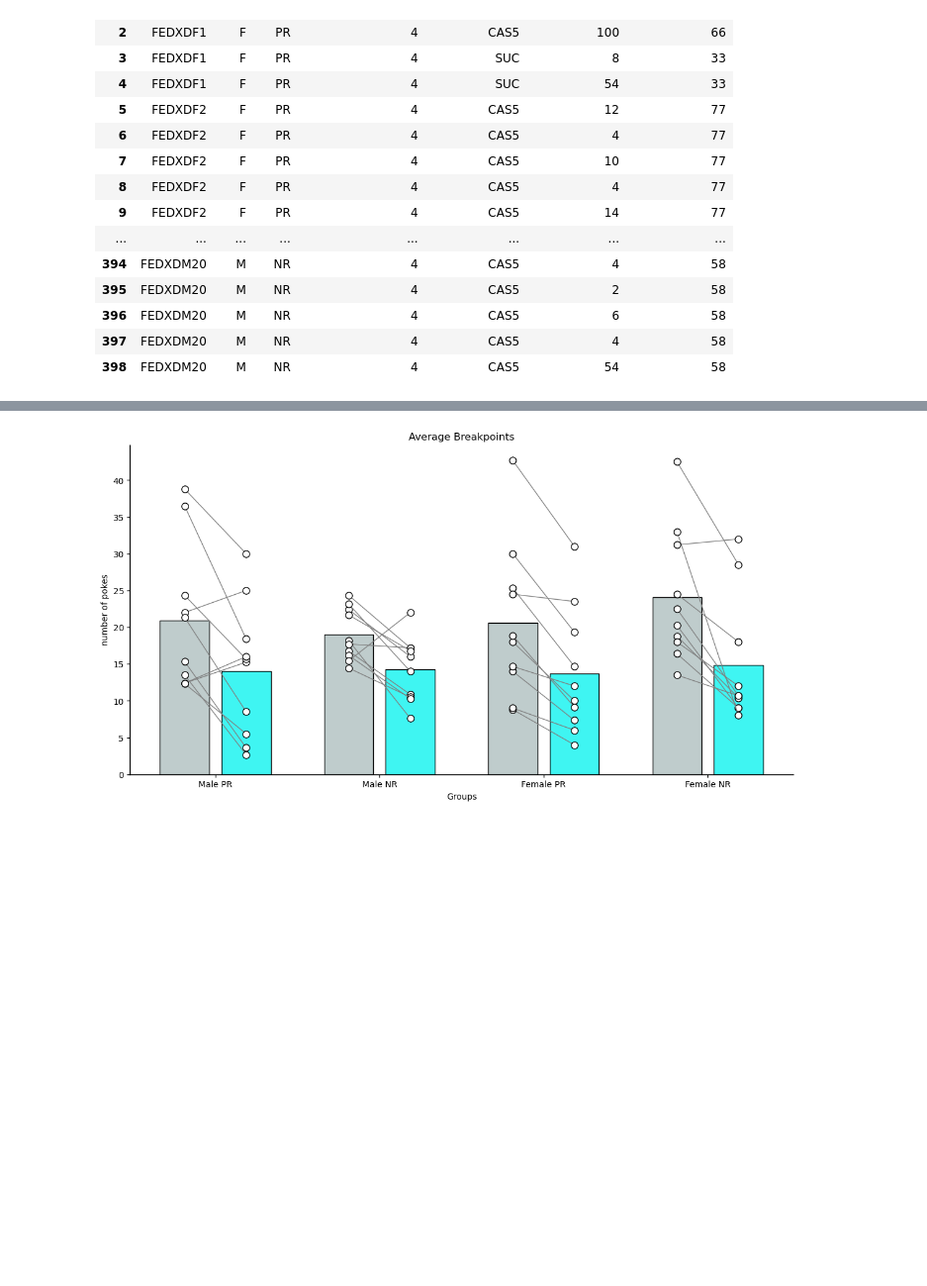
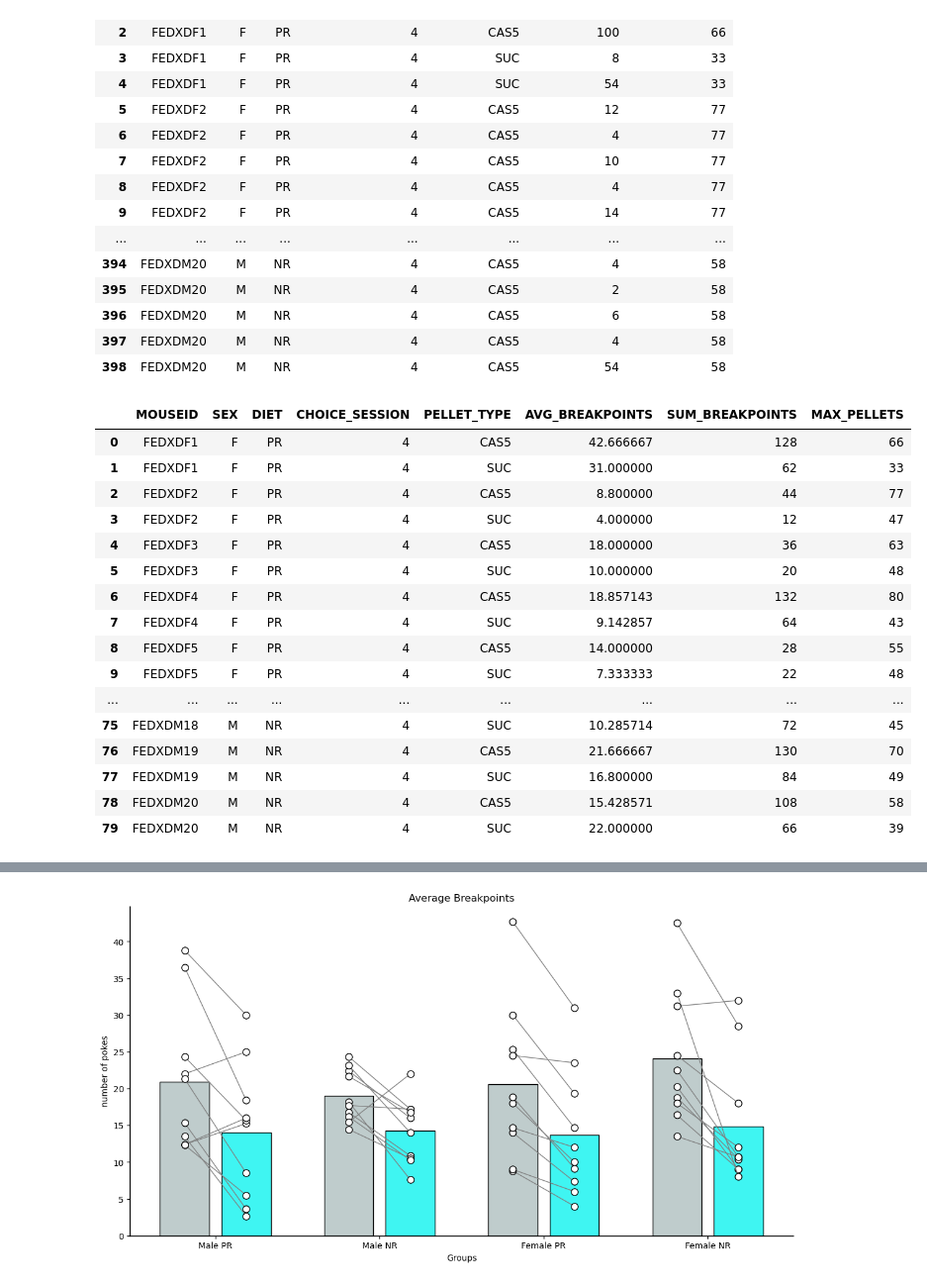
Before and after one commit to Htbibalan/FEDPROFERENCE, a Jupyter notebook: notebooks/FEDPROFERENCE_break_point.ipynb, the cells around one changed output, grey strips where cells are left out. Shown at 99% size. Drawn from its saved outputs; the diff is of its cells as text; code cells hidden in the pictures; blank space fills up the shorter version.

```diff
--- a/notebooks/FEDPROFERENCE_break_point.ipynb
+++ b/notebooks/FEDPROFERENCE_break_point.ipynb
@@ -286,0 +486,20 @@ results_df.to_csv("../results/Choice_Session_4_Avg_Breakpoints.csv", index=False
+# %%
+results_df
+# %% [output]
+|  | MOUSEID | SEX | DIET | CHOICE_SESSION | PELLET_TYPE | AVG_BREAKPOINTS | SUM_BREAKPOINTS | MAX_PELLETS |
+| 0 | FEDXDF1 | F | PR | 4 | CAS5 | 42.666667 | 128 | 66 |
+| 1 | FEDXDF1 | F | PR | 4 | SUC | 31.000000 | 62 | 33 |
+| 2 | FEDXDF2 | F | PR | 4 | CAS5 | 8.800000 | 44 | 77 |
+| 3 | FEDXDF2 | F | PR | 4 | SUC | 4.000000 | 12 | 47 |
+| 4 | FEDXDF3 | F | PR | 4 | CAS5 | 18.000000 | 36 | 63 |
+| 5 | FEDXDF3 | F | PR | 4 | SUC | 10.000000 | 20 | 48 |
+| 6 | FEDXDF4 | F | PR | 4 | CAS5 | 18.857143 | 132 | 80 |
+| 7 | FEDXDF4 | F | PR | 4 | SUC | 9.142857 | 64 | 43 |
+| 8 | FEDXDF5 | F | PR | 4 | CAS5 | 14.000000 | 28 | 55 |
+| 9 | FEDXDF5 | F | PR | 4 | SUC | 7.333333 | 22 | 48 |
+| ... | ... | ... | ... | ... | ... | ... | ... | ... |
+| 75 | FEDXDM18 | M | NR | 4 | SUC | 10.285714 | 72 | 45 |
+| 76 | FEDXDM19 | M | NR | 4 | CAS5 | 21.666667 | 130 | 70 |
+| 77 | FEDXDM19 | M | NR | 4 | SUC | 16.800000 | 84 | 49 |
+| 78 | FEDXDM20 | M | NR | 4 | CAS5 | 15.428571 | 108 | 58 |
+| 79 | FEDXDM20 | M | NR | 4 | SUC | 22.000000 | 66 | 39 |
```
Also changed, not shown: parts of 4 cells of this notebook, 2 other files.
